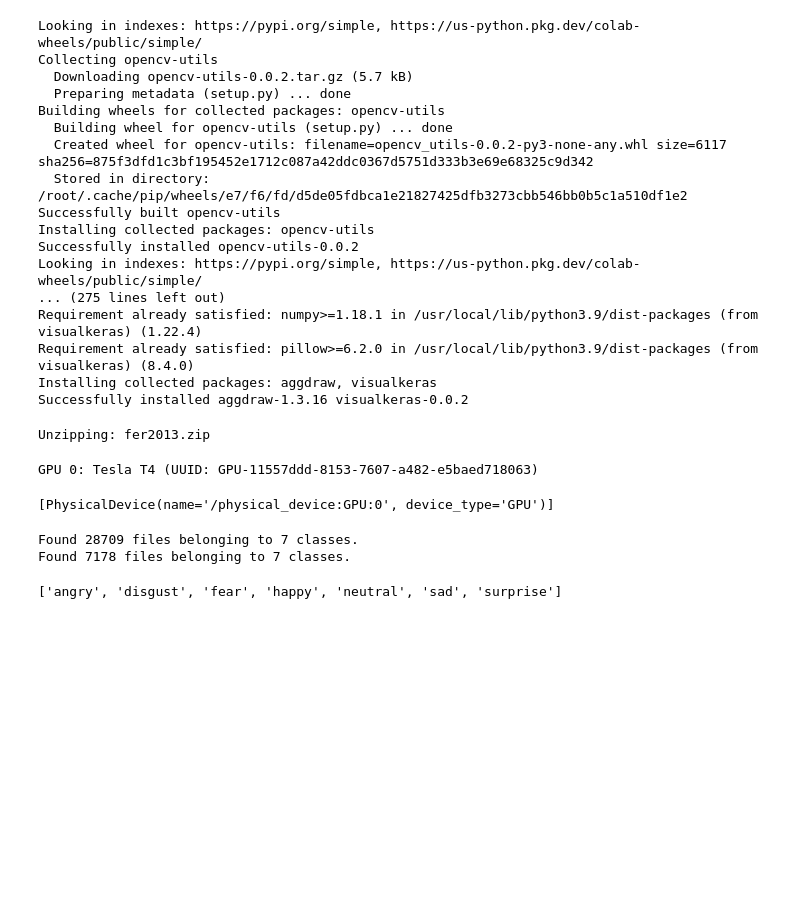
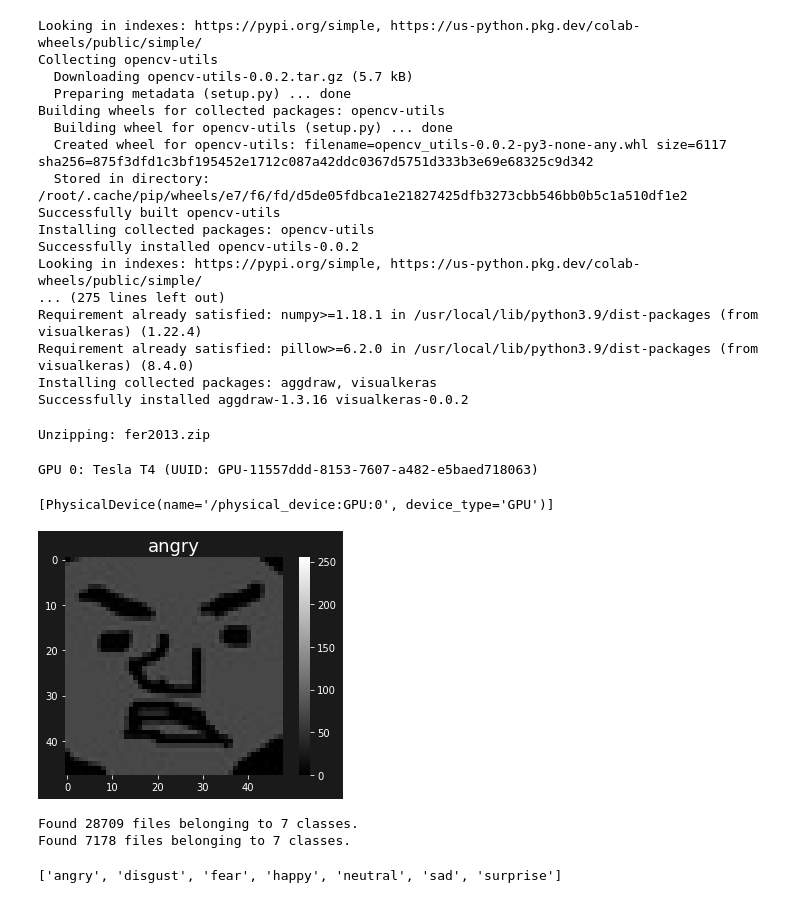
Before and after one commit to TimWue/facialExpressionRecognition, a Jupyter notebook: EmotionDetection.ipynb, the cells around one changed output. Cells and saved outputs as stored; diff of their text form; code cells hidden in the pictures; blank space fills up the shorter version.

```diff
--- a/EmotionDetection.ipynb
+++ b/EmotionDetection.ipynb
@@ -208,30 +245,39 @@ if (PREPROCESS):
 # %%
+from PIL import Image
+
 # Show example image
-def showOneImageOfDataset(dataset, toUint8, image_size_x = 48, image_size_y = 48, is_one_hot = False):
-  for images, labels in dataset.take(1):
-      first_image_of_batch = images.numpy()[0]
-      first_label_of_batch = labels.numpy()[0]
-      assert(image_size_x * image_size_y == first_image_of_batch.size)
 
-      min_val = first_image_of_batch.min()
-      max_val = first_image_of_batch.max()
+# ./test/angry/PrivateTest_39390808.jpg  --> "Back in my days" - Meme
+# ./test/angry/PrivateTest_86650314.jpg --> Merkel
+# ./test/angry/PublicTest_9139860.jpg --> "Success Kid" - Meme
+# ./test/fear/PublicTest_42755313.jpg --> Dwight from "The Office"
+# ./test/happy/PublicTest_56507759.jpg --> Borat
 
-      img = first_image_of_batch.reshape(image_size_x,image_size_y,1)
+# Schwierige Beispiele
+# ./test/happy/PrivateTest_32245020.jpg --> Skulptur/Charikatur?
+# ./test/angry/PrivateTest_48897228.jpg --> Zeichnung
+# ./test/angry/PrivateTest_77773648.jpg --> Wasserzeichen
+# ./test/angry/PublicTest_17614009.jpg --> Micheal from "The Office" with text
+# ./test/sad/PrivateTest_26538918.jpg --> Dobby from "Harry Potter"
 
-      if (toUint8):
-        img = img.astype(np.uint8)
+def showOneImageOfDataset(path):
+  image = Image.open(path)
+  indexOfLastSlash = path.rfind('/')
+  indexOfSecondLastSlash = path[:indexOfLastSlash].rfind('/') + 1
+  title = path[indexOfSecondLastSlash:indexOfLastSlash]
 
-      title = ""
+  backgroundColor = [0.1, 0.1, 0.1]
 
-      if (is_one_hot):
-        title = class_names[np.argmax(first_label_of_batch, axis=0)]
-      else:
-        title = class_names[first_label_of_batch]
+  fig, ax = plt.subplots()
+  plt.gcf().set_facecolor(backgroundColor)
+  plt.rc('axes', edgecolor='None', grid=False)
+  plt.imshow(image,vmin=0, vmax=255, cmap="gray")
+  plt.title(title, color="white", fontsize=18)
+  plt.colorbar()
 
-      fig = plt.figure(frameon=False)
-      plt.imshow(img,vmin=min_val,vmax=max_val, cmap="gray")
-      plt.title(title)
-      plt.colorbar()
+showOneImageOfDataset("./test/angry/PrivateTest_48897228.jpg")
+# %% [output]
+[figure, added]
 # %%
 def print_predictions(class_names, predictions):
   num_classes = len(class_names)
```
Also changed, not shown: parts of 16 cells of this notebook.
